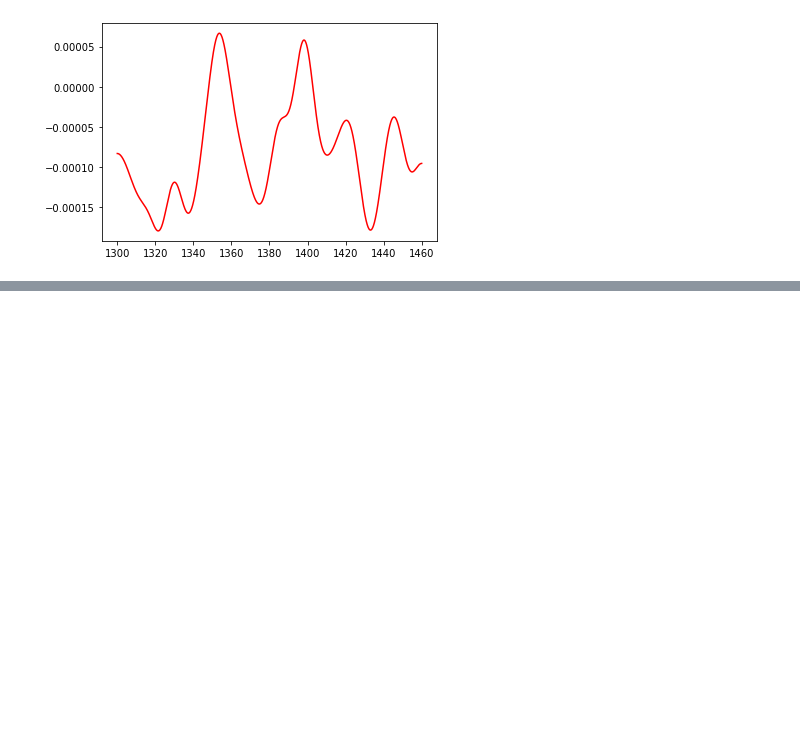
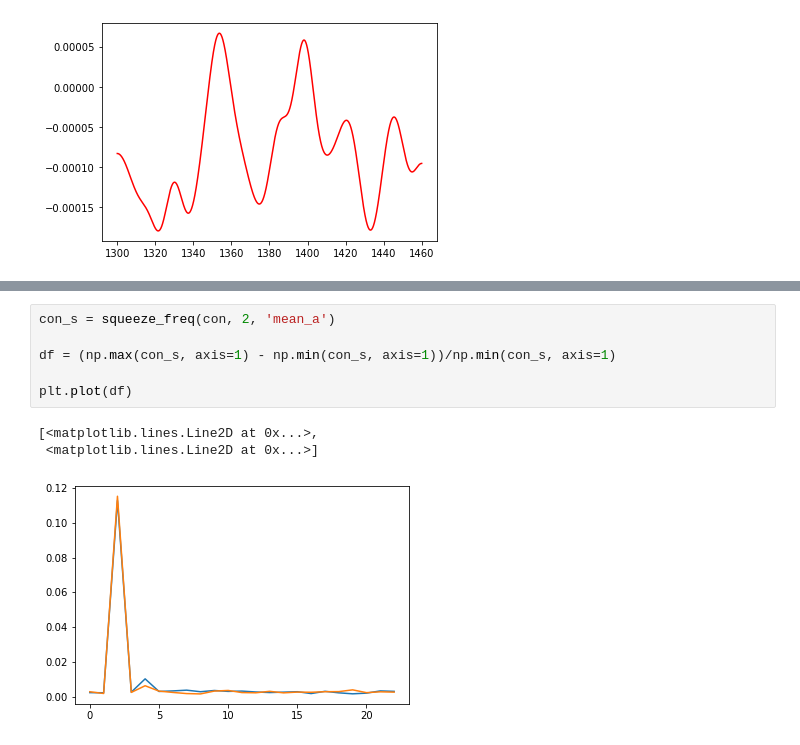
Before and after one commit to jyingjie/hifast, a Jupyter notebook: nbs/00_cal.ipynb, the cells around one changed output, grey strips where cells are left out. Saved outputs shown, nothing was run; the diff lists cells and outputs as text; blank space fills up the shorter version.

```diff
--- a/nbs/00_cal.ipynb
+++ b/nbs/00_cal.ipynb
@@ -882,0 +1061,10 @@ plt.plot(Fd.freq_use, (p_cal_s_2-p_cal_s_0)/p_cal_s_0,'r')
+# %%
+con_s = squeeze_freq(con, 2, 'mean_a')
+
+df = (np.max(con_s, axis=1) - np.min(con_s, axis=1))/np.min(con_s, axis=1)
+
+plt.plot(df)
+# %% [output]
+[<matplotlib.lines.Line2D at 0x...>,
+ <matplotlib.lines.Line2D at 0x...>]
+[figure, added]
```
Also changed, not shown: parts of 41 cells of this notebook, 2 other files.
